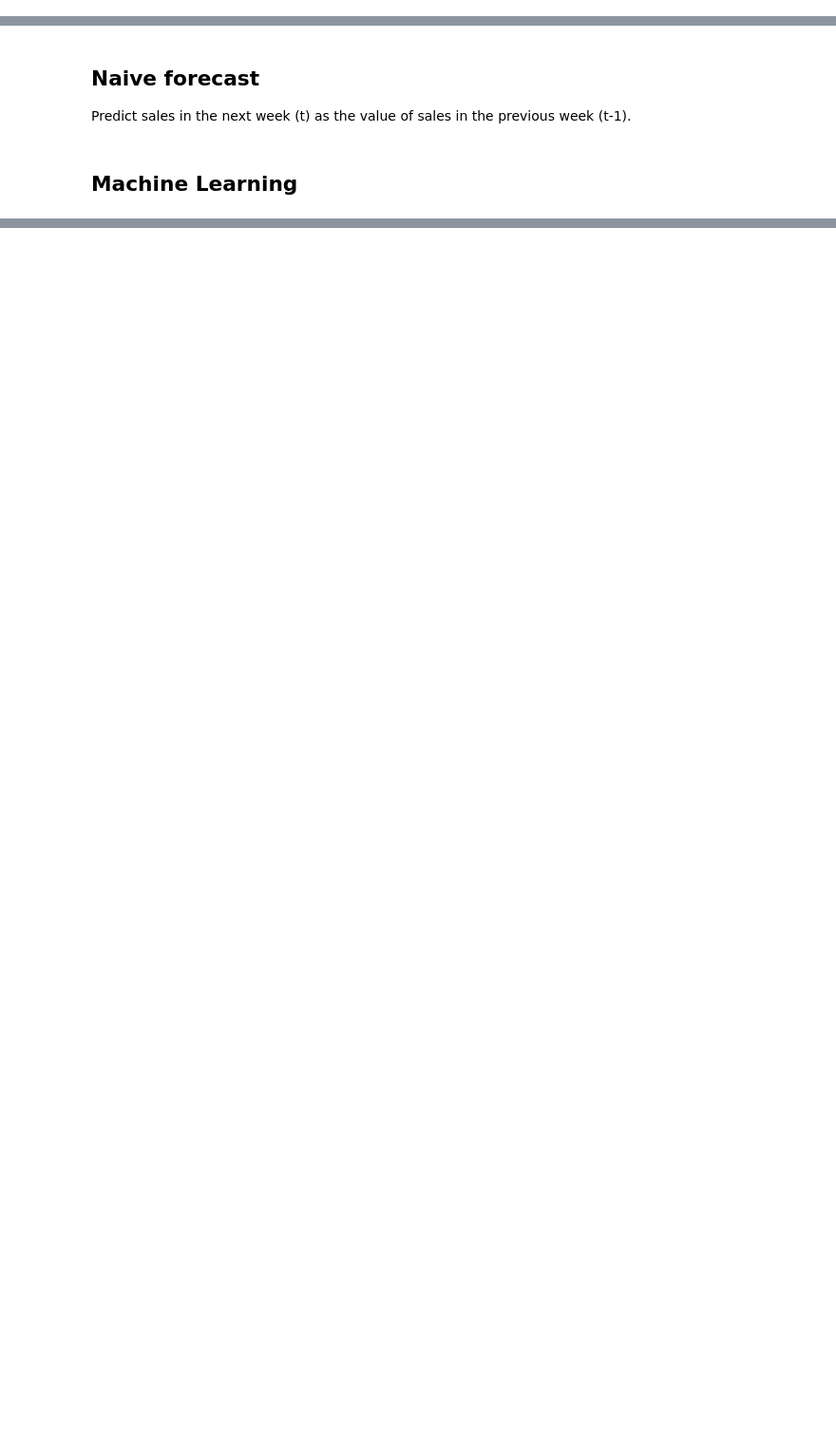
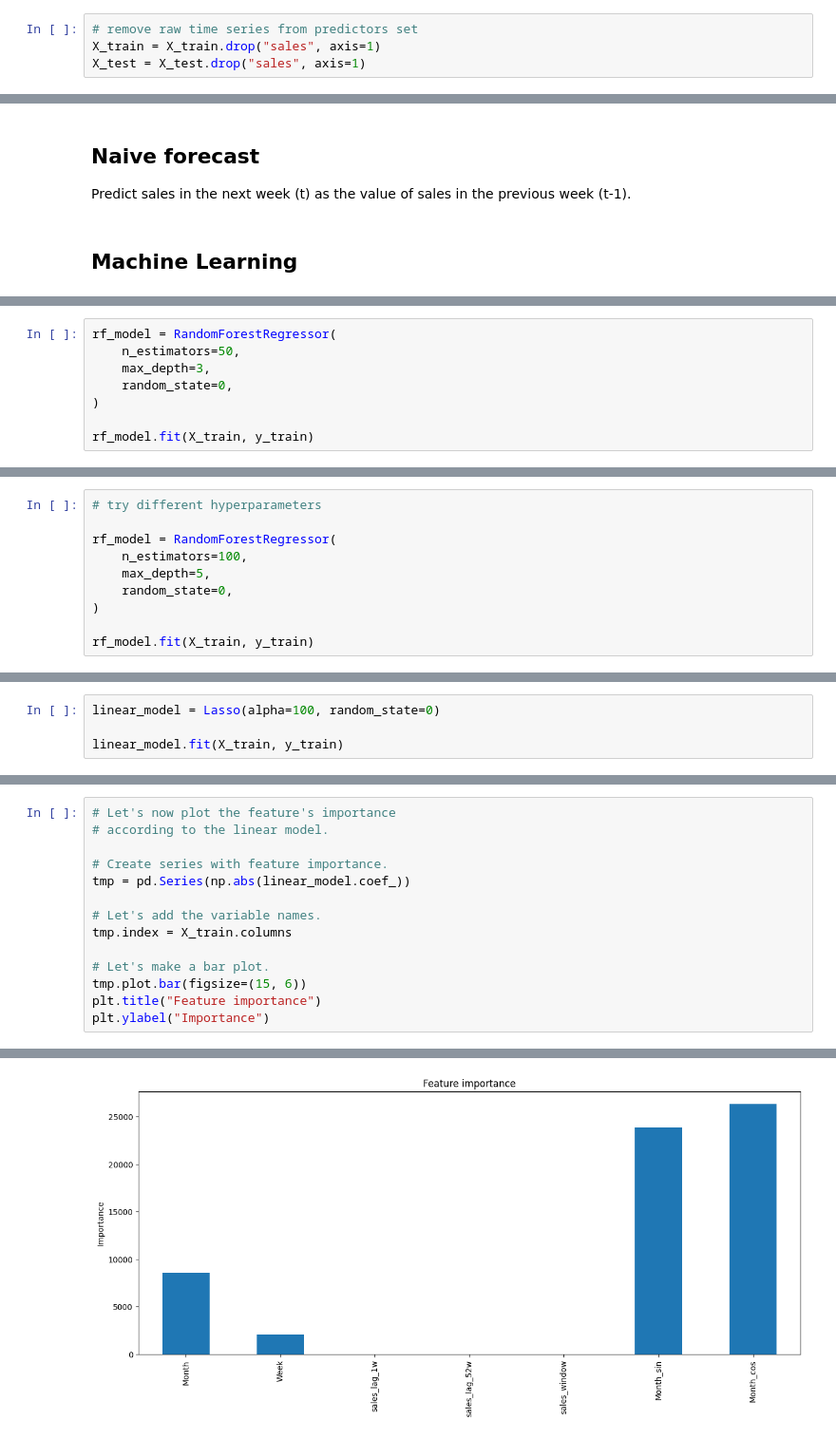
Before and after one commit to ivelin/feature-engineering-for-time-series-forecasting, a Jupyter notebook: assignments/02-tabularizing-time-series/assignment.ipynb, the cells around one changed output, grey strips where cells are left out. Shown at 95% size. Saved outputs shown, nothing was run; the diff lists cells and outputs as text; blank space fills up the shorter version.

```diff
--- a/assignments/02-tabularizing-time-series/assignment.ipynb
+++ b/assignments/02-tabularizing-time-series/assignment.ipynb
@@ -370,0 +405,4 @@ y_test = X_test["sales"].copy()
+# %%
+# remove raw time series from predictors set
+X_train = X_train.drop("sales", axis=1)
+X_test = X_test.drop("sales", axis=1)
@@ -376,0 +501,8 @@ Predict sales in the next week (t) as the value of sales in the previous week (t
+# %%
+rf_model = RandomForestRegressor(
+    n_estimators=50,
+    max_depth=3,
+    random_state=0,
+)
+
+rf_model.fit(X_train, y_train)
@@ -386,0 +522,10 @@ NameError: name 'mean_squared_error' is not defined
+# %%
+# try different hyperparameters
+
+rf_model = RandomForestRegressor(
+    n_estimators=100,
+    max_depth=5,
+    random_state=0,
+)
+
+rf_model.fit(X_train, y_train)
@@ -386,0 +547,4 @@ NameError: name 'mean_squared_error' is not defined
+# %%
+linear_model = Lasso(alpha=100, random_state=0)
+
+linear_model.fit(X_train, y_train)
@@ -386,0 +566,15 @@ NameError: name 'mean_squared_error' is not defined
+# %%
+# Let's now plot the feature's importance
+# according to the linear model.
+
+# Create series with feature importance.
+tmp = pd.Series(np.abs(linear_model.coef_))
+
+# Let's add the variable names.
+tmp.index = X_train.columns
+
+# Let's make a bar plot.
+tmp.plot.bar(figsize=(15, 6))
+plt.title("Feature importance")
+plt.ylabel("Importance")
+# %% [output]
@@ -386,0 +582 @@ NameError: name 'mean_squared_error' is not defined
+[figure, added]
```
Also changed, not shown: parts of 24 cells of this notebook.
